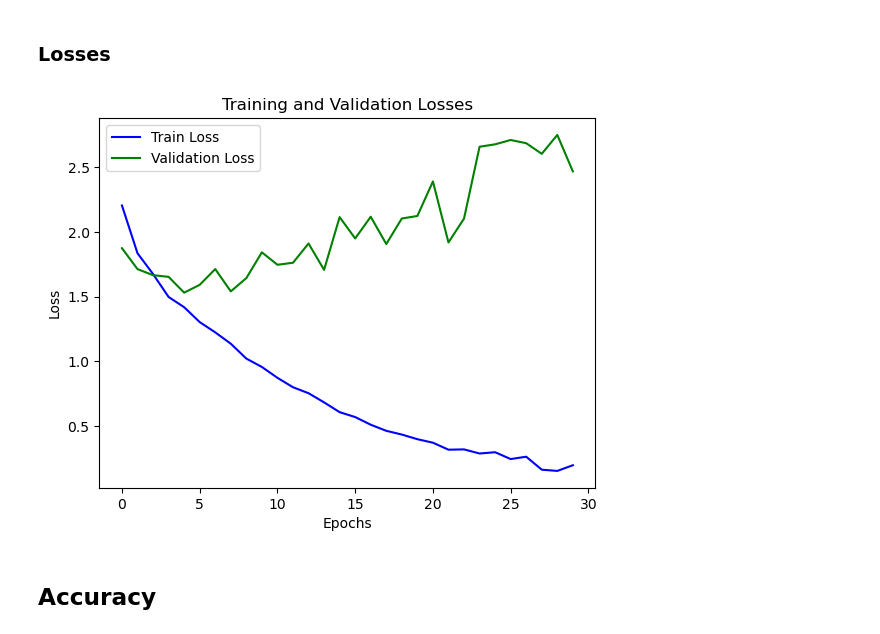
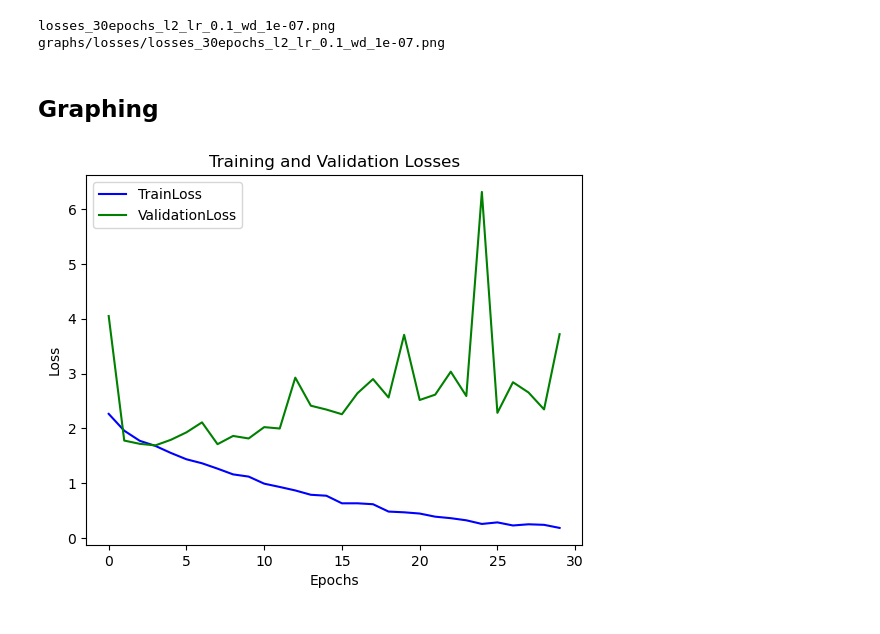
Before and after one commit to yijint/429_Final_new, a Jupyter notebook: plotting.ipynb, the cells around one changed output. Saved outputs shown, nothing was run; the diff lists cells and outputs as text; code cells hidden in the pictures.

Commit message:
Plotting and Saving Graphs

```diff
--- a/plotting.ipynb
+++ b/plotting.ipynb
@@ -5,0 +9,2 @@ import matplotlib.pyplot as plt
+# %%
+graph = 'losses'
@@ -5,0 +13,2 @@ import matplotlib.pyplot as plt
+# %%
+model = '30epochs_l2_lr_0.1_wd_1e-07'
@@ -5,0 +17,6 @@ import matplotlib.pyplot as plt
+# %%
+train_path = dr_path + graph + '/train/train_' + model
+val_path = dr_path + graph + '/val/val_' + model
+
+print(train_path)
+print(val_path)
@@ -5,0 +28,9 @@ import matplotlib.pyplot as plt
+# %%
+name = graph + '_' + model + ".png"
+saving_path = 'graphs/' + graph + "/" + name
+
+print(name)
+print(saving_path)
+# %% [output]
+losses_30epochs_l2_lr_0.1_wd_1e-07.png
+graphs/losses/losses_30epochs_l2_lr_0.1_wd_1e-07.png
@@ -6,2 +109,2 @@ import matplotlib.pyplot as plt
 # %% [markdown]
-### Losses
+## Graphing
@@ -8,27 +114,7 @@ import matplotlib.pyplot as plt
 # %%
-# training
-file_train = open('/scratch/network/hishimwe/losses/train/train_30epochs','r')
-loss_train = file_train.readlines()
-loss_train = np.array(loss_train)
-loss_train = np.asfarray(loss_train, dtype=float) # converting to floats
-
-# validation
-file_val = open('/scratch/network/hishimwe/losses/val/val_30epochs','r')
-loss_val = file_val.readlines()
-# print(loss_val)
-loss_val = np.array(loss_val)
-loss_val = np.asfarray(loss_val, dtype=float) # converting to floats
-
-epochs = np.arange(len(loss_train)) # number of epochs run
-
-plt.plot(epochs, loss_train, color="blue", label="Train Loss")
-plt.plot(epochs, loss_val, color="green", label="Validation Loss")
-plt.title("Training and Validation Losses")
-plt.xlabel("Epochs")
-plt.ylabel("Loss")
-plt.legend()
-plt.show()
+if graph == 'precisions':
+    plotting_2(train_path, val_path, graph_path = saving_path)
+else:
+    plotting_1(graph_type = graph, train_path = train_path, val_path = val_path, graph_path = saving_path)
 # %% [output]
-[figure, old version]
+[figure, new version]
-# %% [markdown]
-## Accuracy
```
Also changed, not shown: parts of 15 cells of this notebook, 1 other file.
